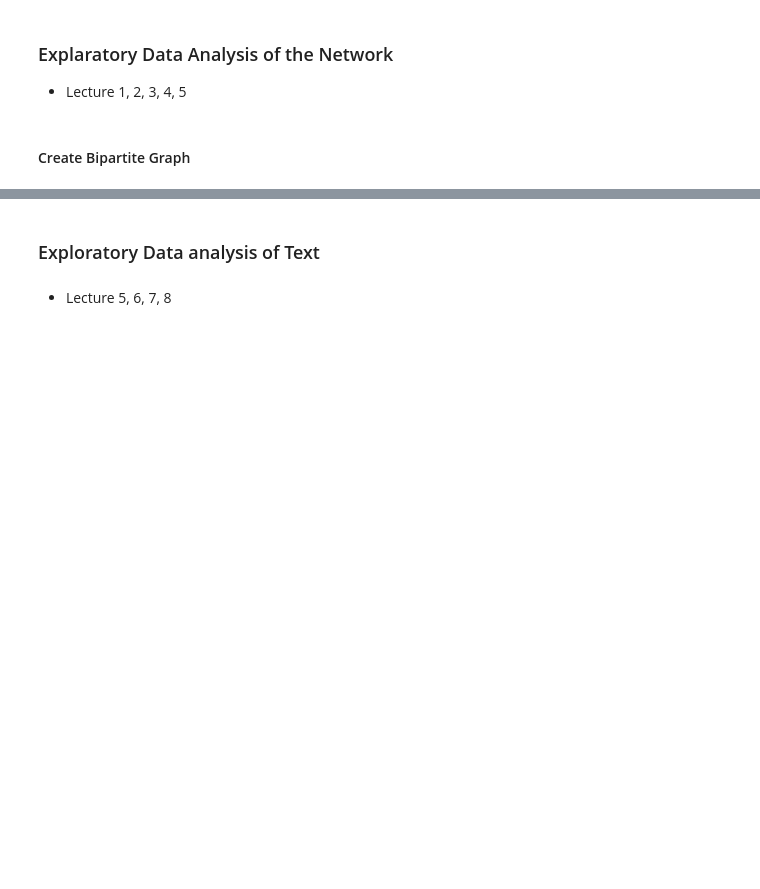
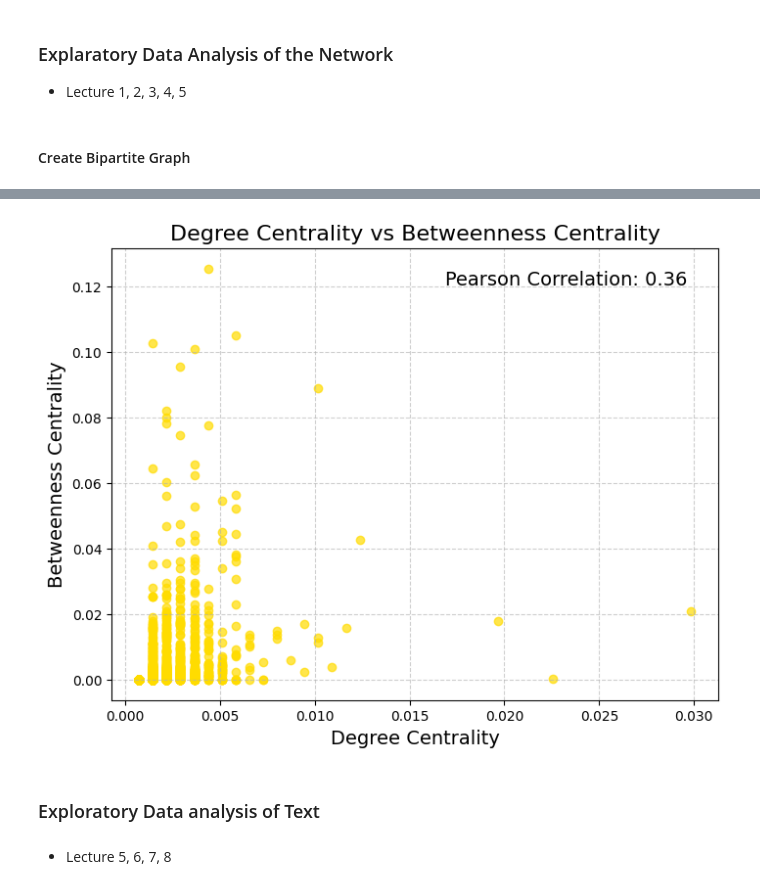
Before and after one commit to yonnaklaassen/SocialGraphs, a Jupyter notebook: final-project/main.ipynb, the cells around one changed output, grey strips where cells are left out. Saved outputs shown, nothing was run; the diff lists cells and outputs as text; code cells hidden in the pictures; blank space fills up the shorter version.

```diff
--- a/final-project/main.ipynb
+++ b/final-project/main.ipynb
@@ -293,0 +520,20 @@ Bipartite graph created with 2767 nodes and 4802 edges.
+# %%
+# Compute degree centrality for the directed graph
+degree_centrality = nx.degree_centrality(B_directed)
+sorted_degree = sorted(degree_centrality.items(), key=lambda x: x[1], reverse=True)
+top_5_degree = sorted_degree[:5]
+
+# Compute betweenness centrality for the directed graph
+betweenness_centrality = nx.betweenness_centrality(B_directed)
+sorted_betweenness = sorted(betweenness_centrality.items(), key=lambda x: x[1], reverse=True)
+top_5_betweenness = sorted_betweenness[:5]
+
+# Display the results
+print("\nTop 5 Most Central Nodes by Degree Centrality:")
+print("-" * 100)
+for node, centrality in top_5_degree:
+    print(f"Node: {node:<50} Degree Centrality: {centrality:.4f}")
+print("\nTop 5 Most Central Nodes by Betweenness Centrality:")
+print("-" * 100)
+for node, centrality in top_5_betweenness:
+    print(f"Node: {node:<50} Betweenness Centrality: {centrality:.4f}")
@@ -294,3 +556,23 @@ Bipartite graph created with 2767 nodes and 4802 edges.
+# %%
+degree_values = list(degree_centrality.values())
+betweenness_values = list(betweenness_centrality.values())
+
+# Calculate correlation coefficient
+correlation_matrix = np.corrcoef(degree_values, betweenness_values)
+correlation = correlation_matrix[0, 1]
+
+plt.figure(figsize=(8, 6))
+plt.scatter(degree_values, betweenness_values, alpha=0.7, color=yellow)
+
+plt.title("Degree Centrality vs Betweenness Centrality", fontsize=16)
+plt.xlabel("Degree Centrality", fontsize=14)
+plt.ylabel("Betweenness Centrality", fontsize=14)
+plt.text(0.55, 0.95, f"Pearson Correlation: {correlation:.2f}",
+         transform=plt.gca().transAxes, fontsize=14, verticalalignment='top')
+plt.grid(True, linestyle='--', alpha=0.6)
+plt.show()
+# %% [output]
+[figure, added]
 # %% [markdown]
 ### Exploratory Data analysis of Text
 # %% [markdown]
```
Also changed, not shown: parts of 7 cells of this notebook, 1 other file.
